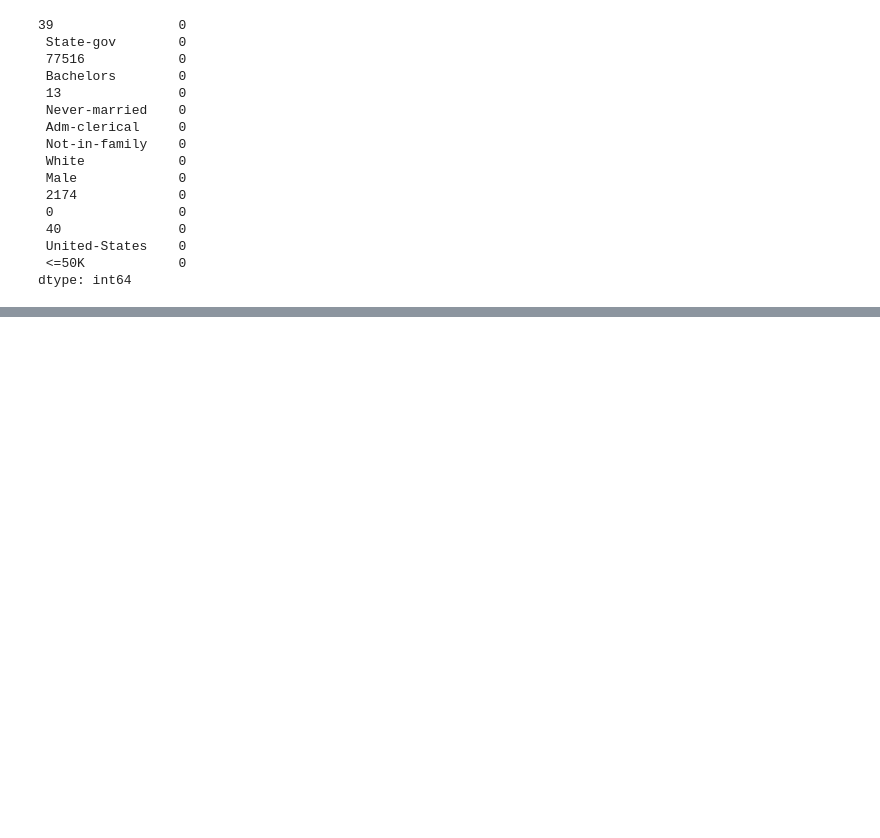
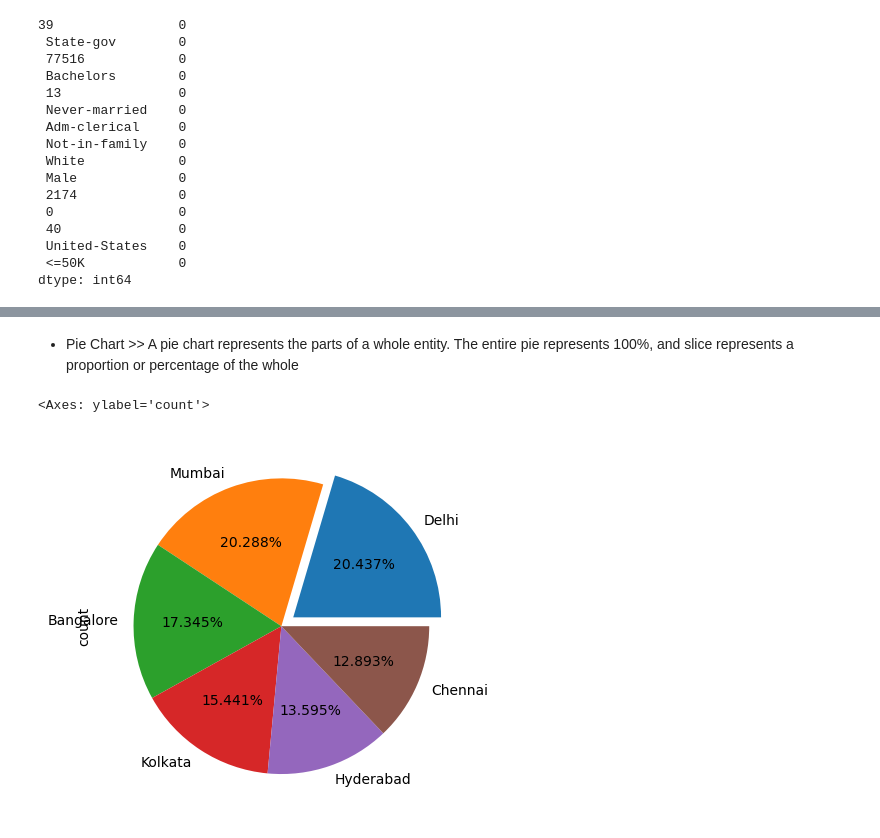
Before and after one commit to ydv-prince/ML-Practicals, a Jupyter notebook: submission1.ipynb, the cells around one changed output, grey strips where cells are left out. Drawn from its saved outputs; the diff is of its cells as text; code cells hidden in the pictures; blank space fills up the shorter version.

```diff
--- a/submission1.ipynb
+++ b/submission1.ipynb
@@ -564,0 +982,7 @@ dtype: int64
+# %% [markdown]
+- Pie Chart >> A pie chart represents the parts of a whole entity. The entire pie represents  100%, and slice represents a proportion or percentage of the whole
+# %%
+df['source_city'].value_counts().plot(kind= 'pie', autopct= '%.3f%%', explode= [0.1,0,0,0,0,0])
+# %% [output]
+<Axes: ylabel='count'>
+[figure, added]
```
Also changed, not shown: parts of 44 cells of this notebook, 24 other files.
